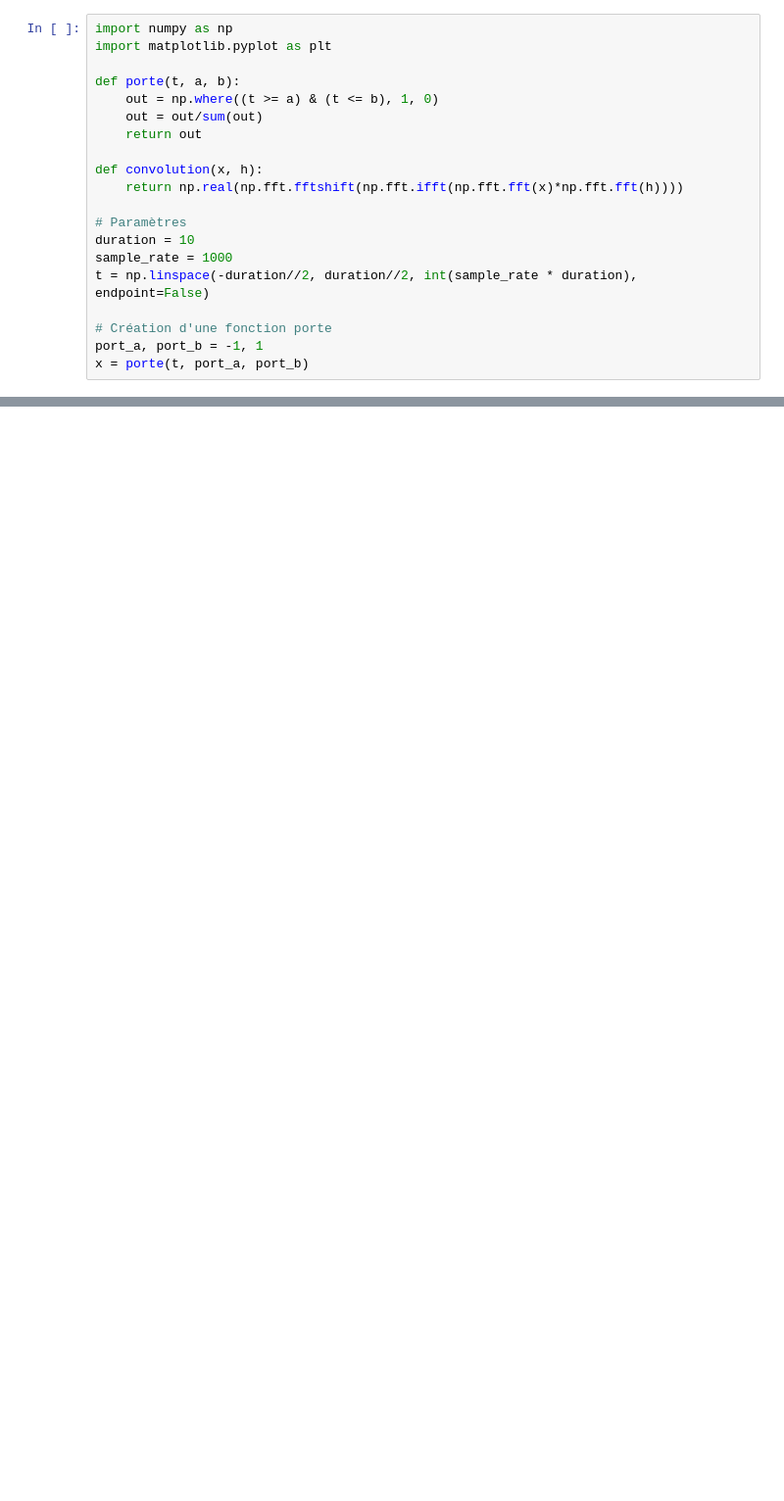
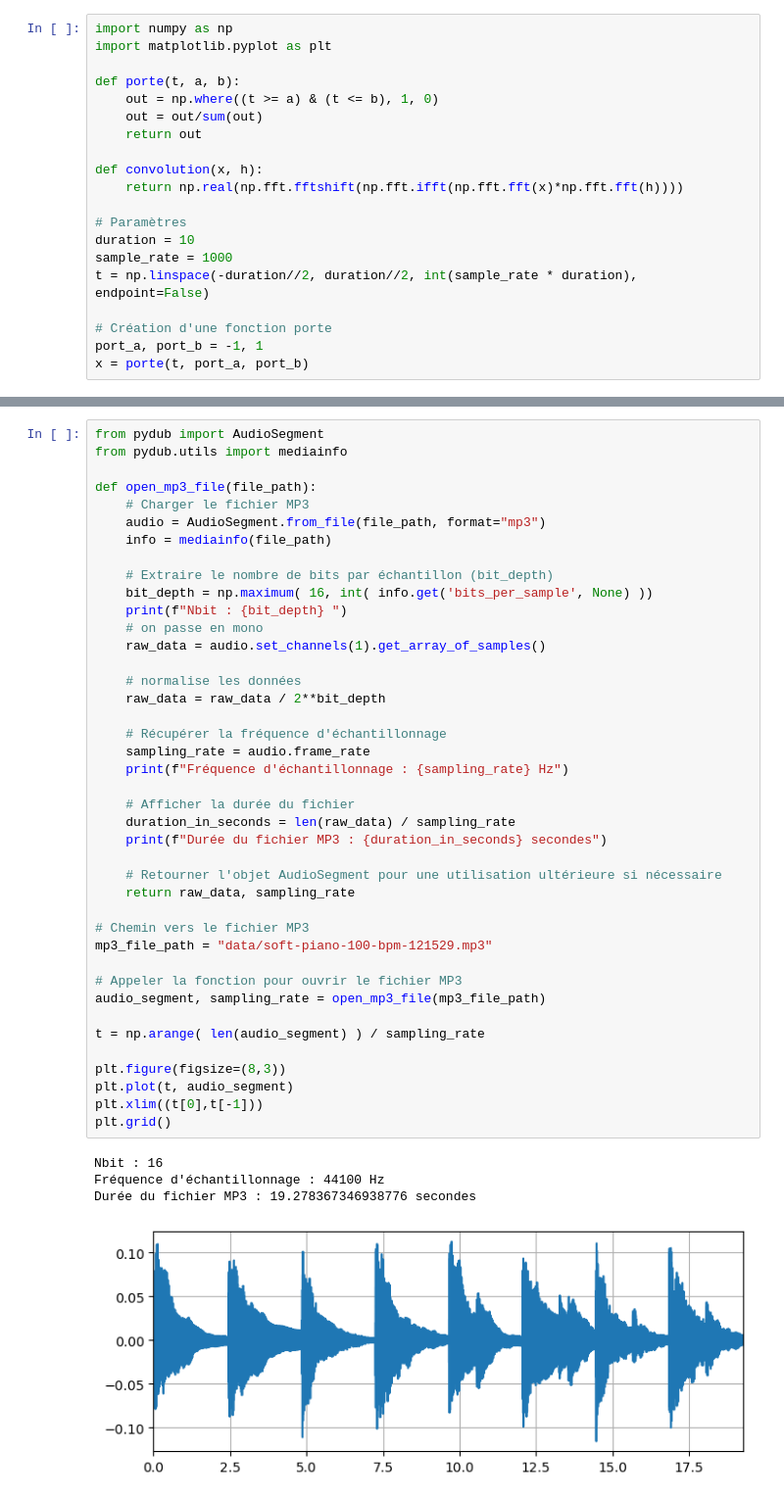
Before and after one commit to DeVerMyst/DEVIA2023, a Jupyter notebook: L_AUDIO/draw_plot.ipynb, the cells around one changed output, grey strips where cells are left out. Shown at 98% size. Drawn from its saved outputs; the diff is of its cells as text; blank space fills up the shorter version.

```diff
--- a/L_AUDIO/draw_plot.ipynb
+++ b/L_AUDIO/draw_plot.ipynb
@@ -472,0 +526,46 @@ plt.show()
+# %%
+from pydub import AudioSegment
+from pydub.utils import mediainfo
+
+def open_mp3_file(file_path):
+    # Charger le fichier MP3
+    audio = AudioSegment.from_file(file_path, format="mp3")
+    info = mediainfo(file_path)
+
+    # Extraire le nombre de bits par échantillon (bit_depth)
+    bit_depth = np.maximum( 16, int( info.get('bits_per_sample', None) ))
+    print(f"Nbit : {bit_depth} ")
+    # on passe en mono
+    raw_data = audio.set_channels(1).get_array_of_samples()
+
+    # normalise les données
+    raw_data = raw_data / 2**bit_depth
+
+    # Récupérer la fréquence d'échantillonnage
+    sampling_rate = audio.frame_rate
+    print(f"Fréquence d'échantillonnage : {sampling_rate} Hz")
+
+    # Afficher la durée du fichier
+    duration_in_seconds = len(raw_data) / sampling_rate
+    print(f"Durée du fichier MP3 : {duration_in_seconds} secondes")
+
+    # Retourner l'objet AudioSegment pour une utilisation ultérieure si nécessaire
+    return raw_data, sampling_rate
+
+# Chemin vers le fichier MP3
+mp3_file_path = "data/soft-piano-100-bpm-121529.mp3"
+
+# Appeler la fonction pour ouvrir le fichier MP3
+audio_segment, sampling_rate = open_mp3_file(mp3_file_path)
+
+t = np.arange( len(audio_segment) ) / sampling_rate
+
+plt.figure(figsize=(8,3))
+plt.plot(t, audio_segment)
+plt.xlim((t[0],t[-1]))
+plt.grid()
+# %% [output]
+Nbit : 16
+Fréquence d'échantillonnage : 44100 Hz
+Durée du fichier MP3 : 19.278367346938776 secondes
+[figure, added]
```
Also changed, not shown: parts of 17 cells of this notebook, 6 other files.
